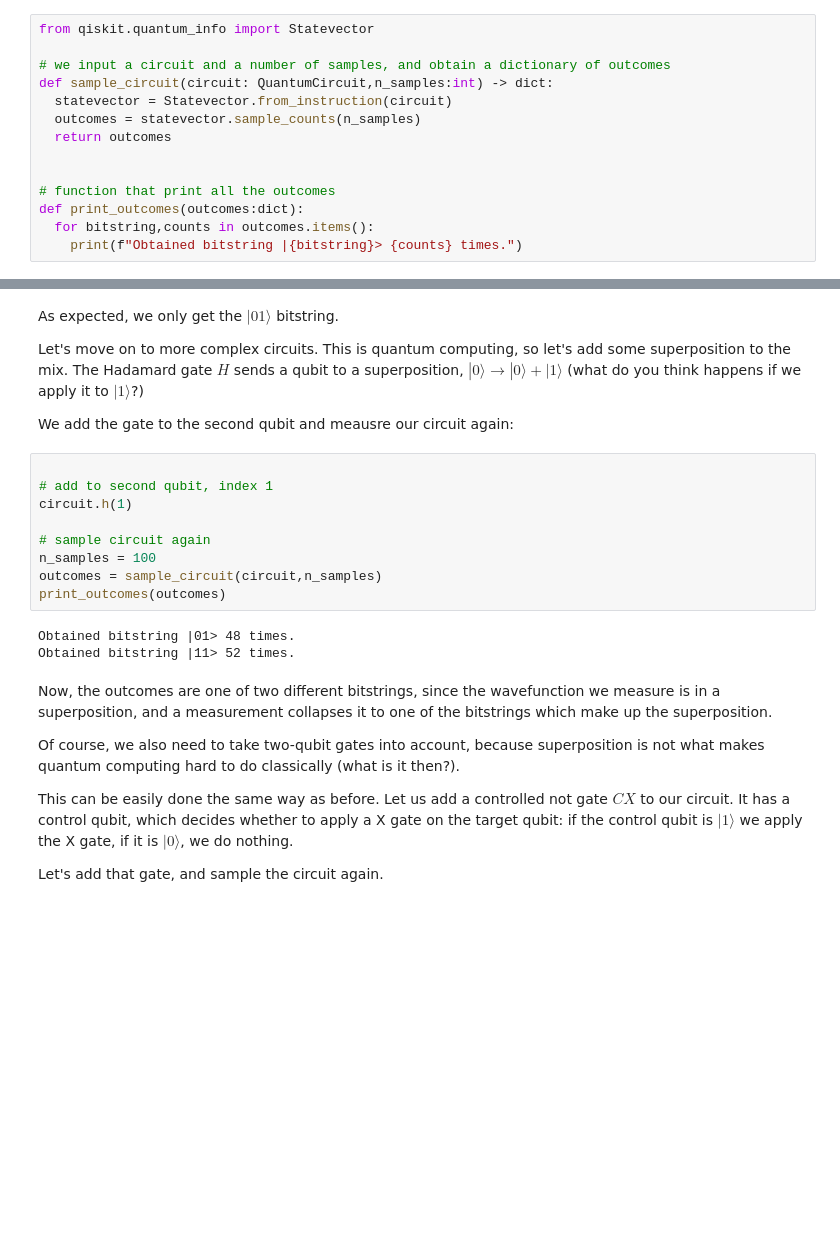
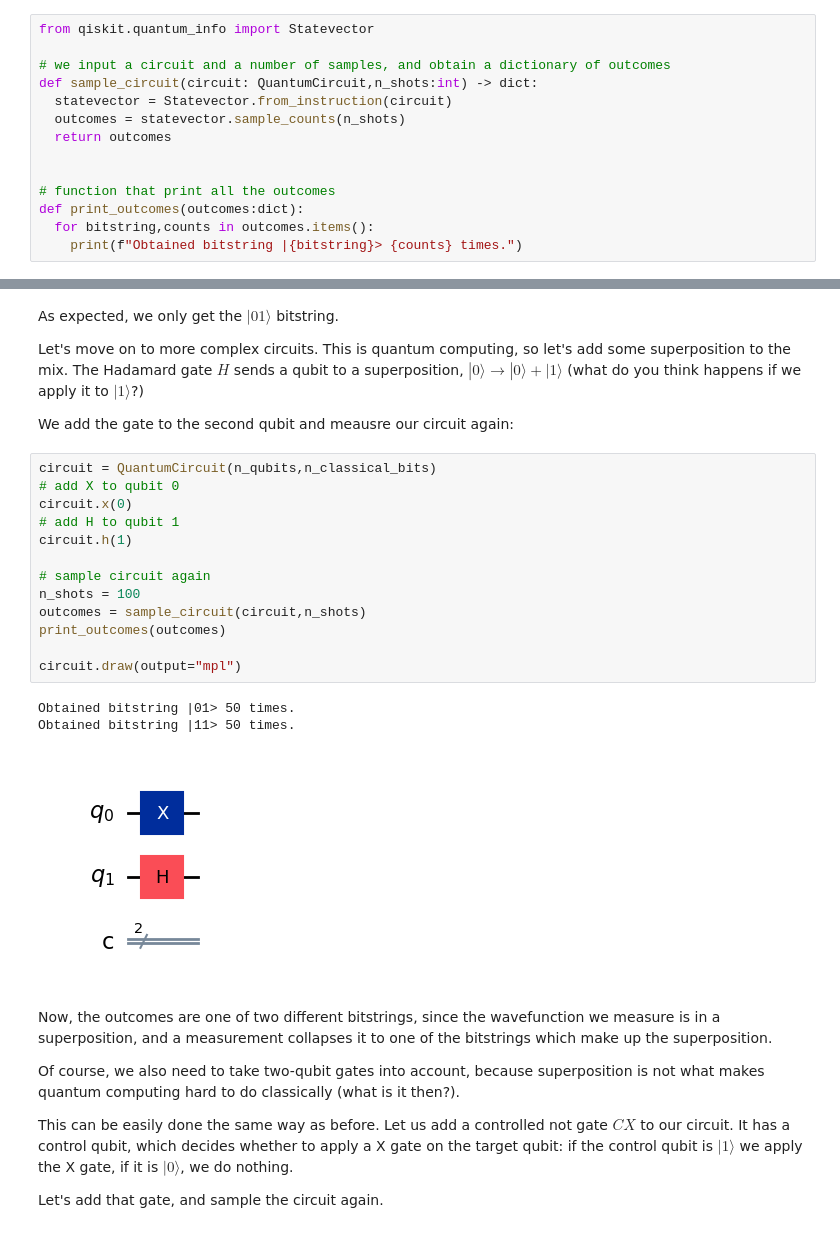
Before and after one commit to lmarti-dev/qiskit-tutorials, a Jupyter notebook: notebooks/01_basics.ipynb, the cells around one changed output, grey strips where cells are left out. Drawn from its saved outputs; the diff is of its cells as text; blank space fills up the shorter version.

```diff
--- a/notebooks/01_basics.ipynb
+++ b/notebooks/01_basics.ipynb
@@ -71,9 +74,9 @@ We put together the necessary steps to sample the circuit easily:
 from qiskit.quantum_info import Statevector
 
 # we input a circuit and a number of samples, and obtain a dictionary of outcomes
-def sample_circuit(circuit: QuantumCircuit,n_samples:int) -> dict:
+def sample_circuit(circuit: QuantumCircuit,n_shots:int) -> dict:
   statevector = Statevector.from_instruction(circuit)
-  outcomes = statevector.sample_counts(n_samples)
+  outcomes = statevector.sample_counts(n_shots)
   return outcomes
 
 
@@ -100,17 +103,22 @@ Let's move on to more complex circuits. This is quantum computing, so let's add
 
 We add the gate to the second qubit and meausre our circuit again:
 # %%
-
-# add to second qubit, index 1
+circuit = QuantumCircuit(n_qubits,n_classical_bits)
+# add X to qubit 0
+circuit.x(0)
+# add H to qubit 1
 circuit.h(1)
 
 # sample circuit again
-n_samples = 100
-outcomes = sample_circuit(circuit,n_samples)
+n_shots = 100
+outcomes = sample_circuit(circuit,n_shots)
 print_outcomes(outcomes)
+
+circuit.draw(output="mpl")
 # %% [output]
-Obtained bitstring |01> 48 times.
-Obtained bitstring |11> 52 times.
+Obtained bitstring |01> 50 times.
+Obtained bitstring |11> 50 times.
+[figure, added]
 # %% [markdown]
 Now, the outcomes are one of two different bitstrings, since the wavefunction we measure is in a superposition, and a measurement collapses it to one of the bitstrings which make up the superposition.
 
```
Also changed, not shown: parts of 13 cells of this notebook, 3 other files.
